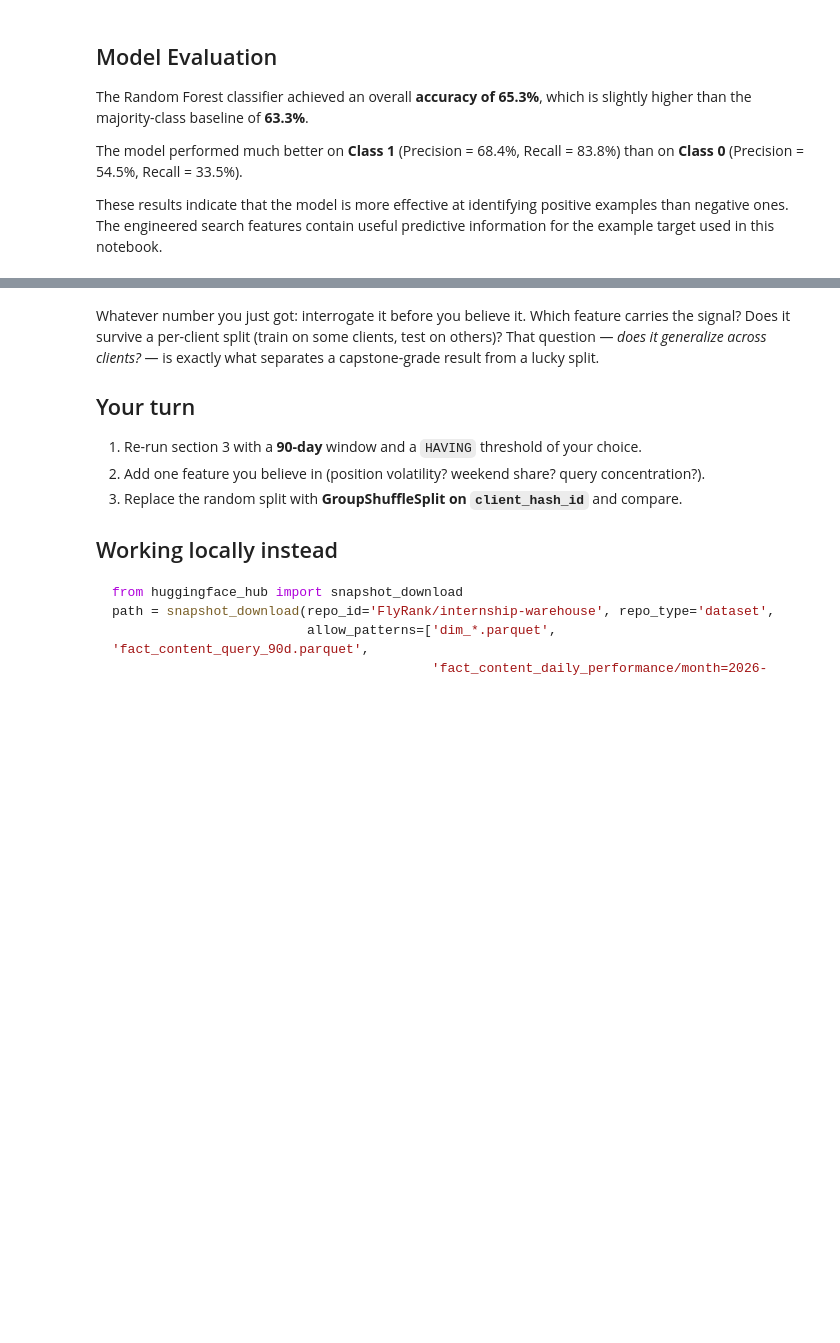
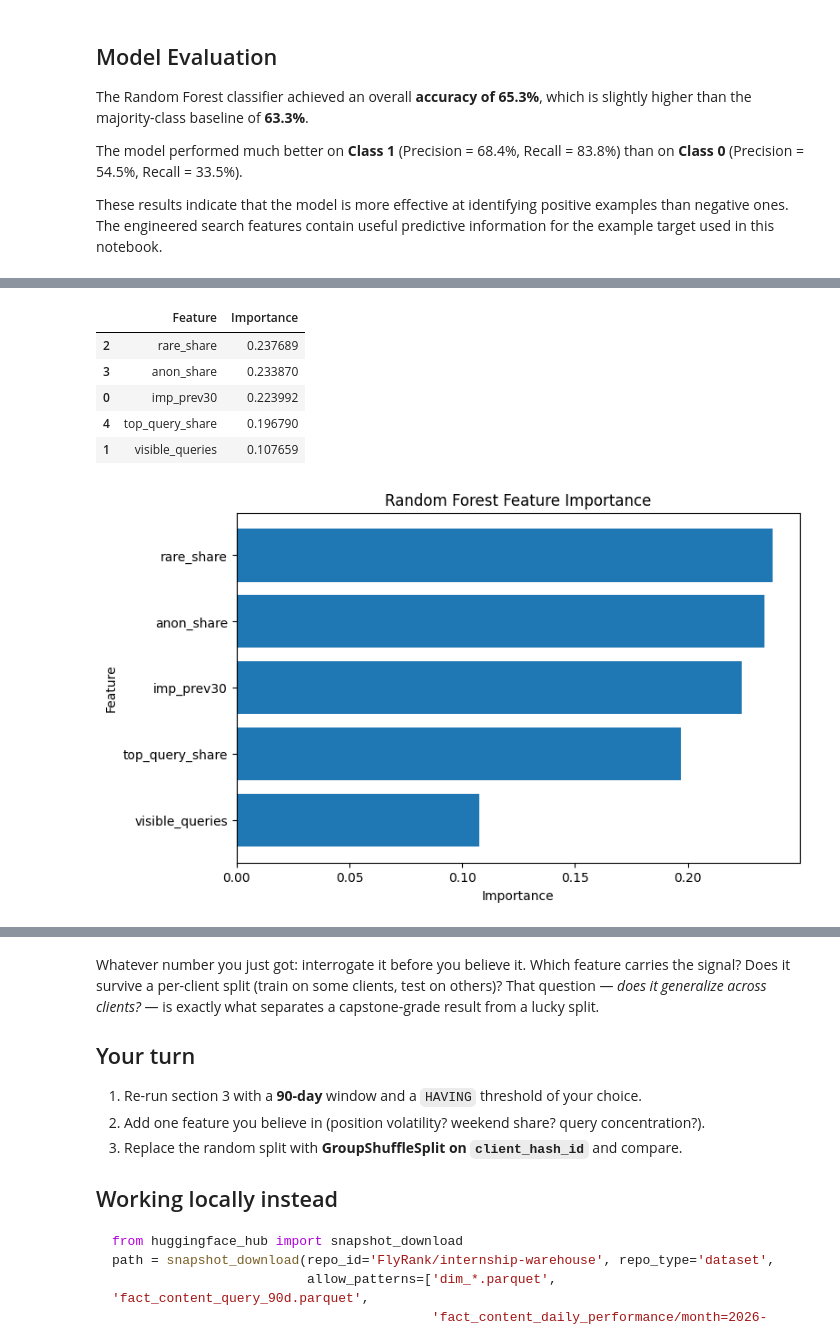
Before and after one commit to aryanks692/Flyrank-ai-Notebook, a Jupyter notebook: work/ctr__capstone.ipynb, the cells around one changed output, grey strips where cells are left out. Drawn from its saved outputs; the diff is of its cells as text; code cells hidden in the pictures; blank space fills up the shorter version.

```diff
--- a/work/ctr__capstone.ipynb
+++ b/work/ctr__capstone.ipynb
@@ -209,0 +214,32 @@ These results indicate that the model is more effective at identifying positive
+# %%
+import pandas as pd
+import matplotlib.pyplot as plt
+
+feature_importance = pd.DataFrame({
+    "Feature": feature_cols,
+    "Importance": model.feature_importances_
+})
+
+feature_importance = feature_importance.sort_values(
+    by="Importance",
+    ascending=False
+)
+
+display(feature_importance)
+
+plt.figure(figsize=(8,5))
+plt.barh(feature_importance["Feature"],
+         feature_importance["Importance"])
+plt.xlabel("Importance")
+plt.ylabel("Feature")
+plt.title("Random Forest Feature Importance")
+plt.gca().invert_yaxis()
+plt.show()
+# %% [output]
+|  | Feature | Importance |
+| 2 | rare_share | 0.237689 |
+| 3 | anon_share | 0.233870 |
+| 0 | imp_prev30 | 0.223992 |
+| 4 | top_query_share | 0.196790 |
+| 1 | visible_queries | 0.107659 |
+[figure, added]
```
Also changed, not shown: parts of 2 cells of this notebook.
